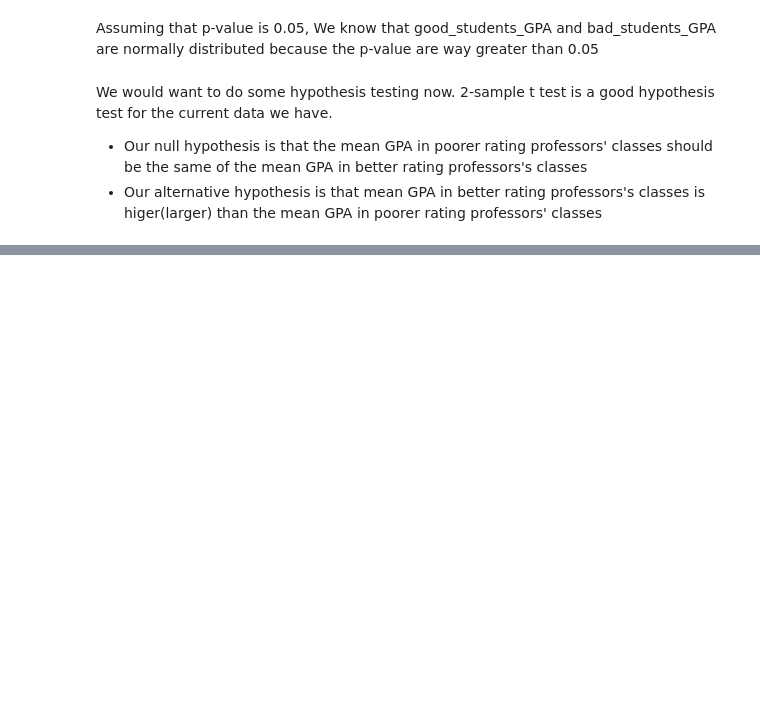
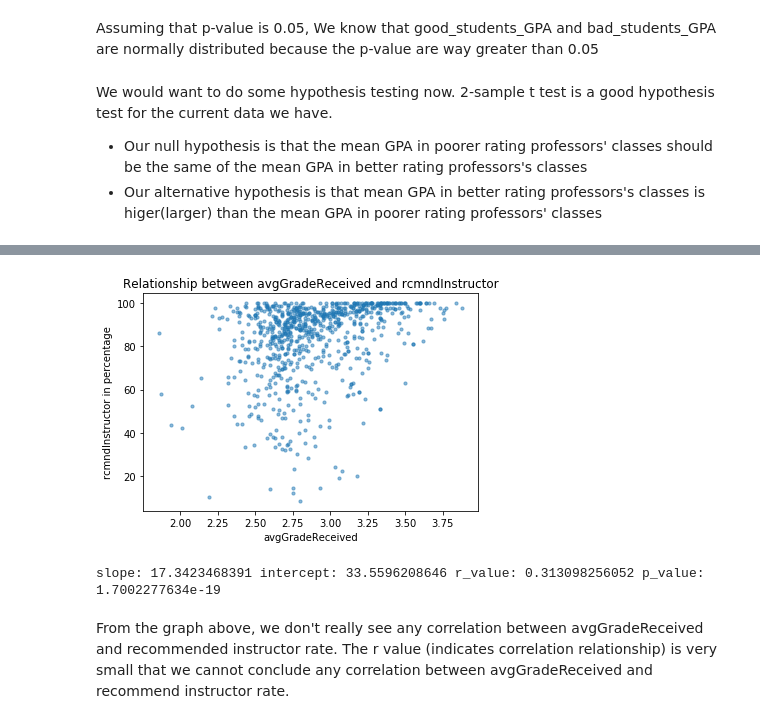
Before and after one commit to TomDonoghue/Pr_026, a Jupyter notebook: Pr_026_HackathonSubmission.ipynb, the cells around one changed output, grey strips where cells are left out. Drawn from its saved outputs; the diff is of its cells as text; code cells hidden in the pictures; blank space fills up the shorter version.

```diff
--- a/Pr_026_HackathonSubmission.ipynb
+++ b/Pr_026_HackathonSubmission.ipynb
@@ -584,0 +664,18 @@ Assumign that the significane value $\alpha$ is 0.05. From the t-test result abo
+# %%
+#plot scatterplot between GPA and Instructor rate
+area = 10
+
+#plotting
+plt.scatter(dfT.avgGradeReceived, dfT.rcmndInstructor, s=area, alpha=0.5)
+plt.title('Relationship between avgGradeReceived and rcmndInstructor')
+plt.xlabel('avgGradeReceived')
+plt.ylabel('rcmndInstructor in percentage')
+
+plt.show()
+slope, intercept, r_value, p_value, std_err = stats.linregress(dfT.avgGradeReceived,dfT.rcmndInstructor)
+print ("slope:", slope, "intercept:", intercept, "r_value:", r_value, "p_value:", p_value)
+# %% [output]
+[figure, added]
+slope: 17.3423468391 intercept: 33.5596208646 r_value: 0.313098256052 p_value: 1.7002277634e-19
+# %% [markdown]
+From the graph above, we don't really see any correlation between avgGradeReceived and recommended instructor rate. The r value (indicates correlation relationship) is very small that we cannot conclude any correlation between avgGradeReceived and recommend instructor rate.
```
Also changed, not shown: parts of 24 cells of this notebook.
